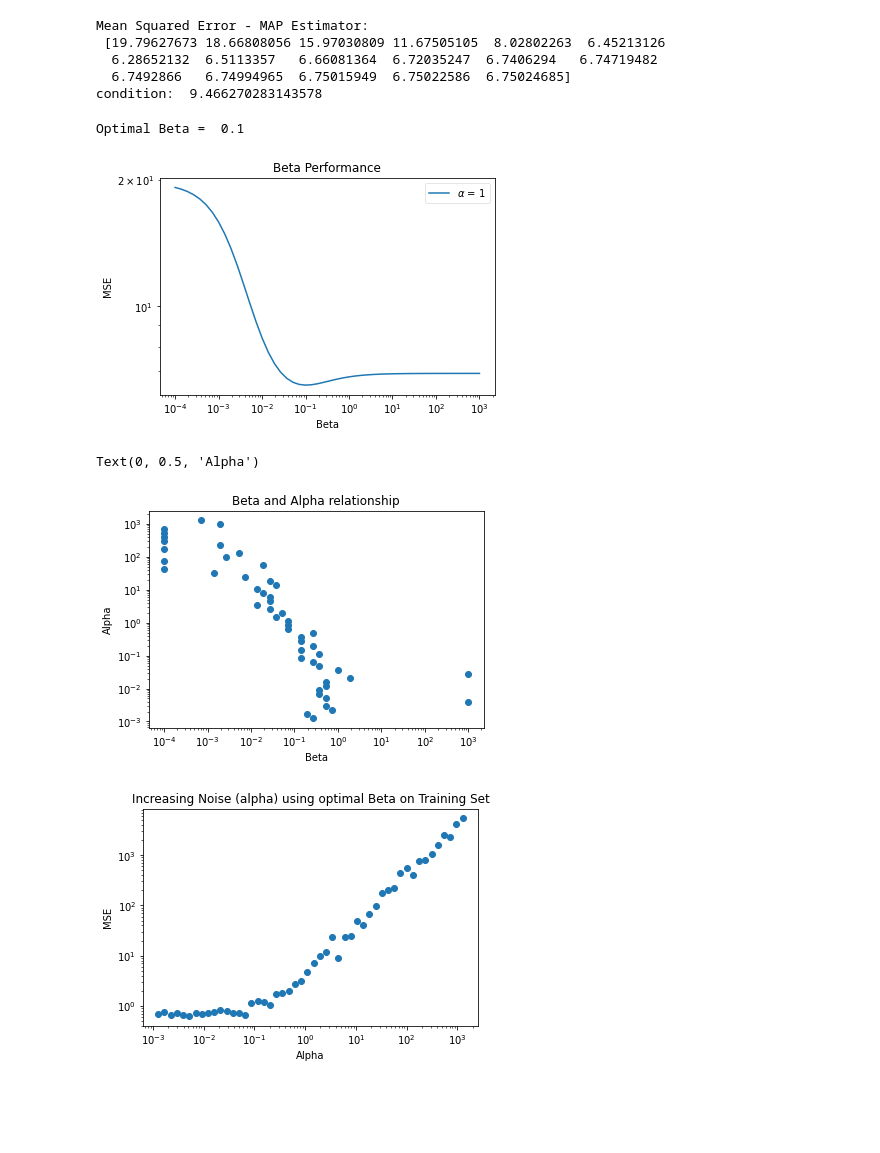
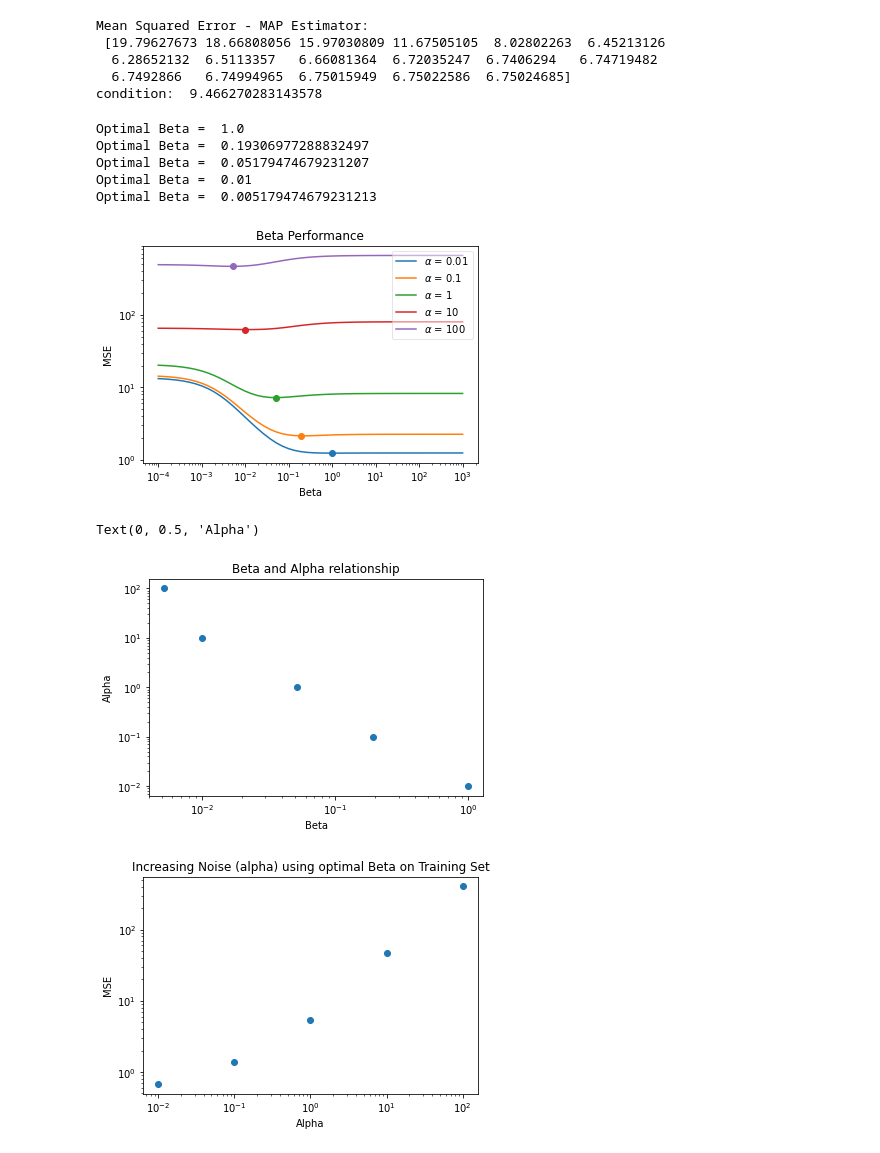
Before and after one commit to meuliano/EECE5644, a Jupyter notebook: HW3/hw3_2.ipynb, the cells around one changed output. Saved outputs shown, nothing was run; the diff lists cells and outputs as text; code cells hidden in the pictures; blank space fills up the shorter version.

```diff
--- a/HW3/hw3_2.ipynb
+++ b/HW3/hw3_2.ipynb
@@ -162,36 +162,40 @@ for y_train in y_train_sweep:
         y_valid_k = y_train[valid_indices]
 
         # Find Parameter Vector using MAP equation for each fold and for each value of beta
         w_maps = np.array([mapParamEstimate(X_train_k,y_train_k,beta,v_sigma) for beta in betas])
         # Find the MSE for each generated param vector using validation set
         mse_map[:,fold] = np.array([meanSquaredError(w_map, X_valid_k, y_valid_k) for w_map in w_maps])
 
     # Average across each fold - results in MSE averaged estimate for each Beta value
     avgs = [np.average(mse_map[i,:]) for i in range(mse_map.shape[0])]
 
     beta_opt = betas[avgs.index(np.min(avgs))]
     beta_opts.append(beta_opt)
     print("Optimal Beta = ", beta_opt)
     alpha_val = alpha_sweep[alpha_ind]
 
 
 
     # TURN THIS INTO TWO FIGURES!
     # plt.scatter(beta_opt,alpha_val)
-
+    plt.scatter(beta_opt,np.min(avgs))
     plt.plot(betas,avgs,label=r"$\alpha$ = {}".format(alpha_val))
     alpha_ind = alpha_ind + 1
 
 plt.legend(loc='best', fancybox=True, framealpha=0.5)
 plt.title("Beta Performance")
 plt.xscale('log')
 plt.yscale('log')
 plt.xlabel("Beta")
 plt.ylabel("MSE")
 plt.show()
 # %% [output]
-Optimal Beta =  0.1
+Optimal Beta =  1.0
+Optimal Beta =  0.19306977288832497
+Optimal Beta =  0.05179474679231207
+Optimal Beta =  0.01
+Optimal Beta =  0.005179474679231213
-[figure, old version]
+[figure, new version]
 # %%
 plt.scatter(beta_opts,alpha_sweep)
 plt.title("Beta and Alpha relationship")
@@ -201,7 +205,7 @@ plt.xlabel("Beta")
 plt.ylabel("Alpha")
 # %% [output]
 Text(0, 0.5, 'Alpha')
-[figure, old version]
+[figure, new version]
 # %%
 # Now we have trained optimal weights for sweeps of Beta and Alpha
 # Use the entire training dataset to optimize the model parameters using MAP using best hyperparams
@@ -221,7 +225,7 @@ plt.xlabel("Alpha")
 plt.ylabel("MSE")
 plt.show()
 # %% [output]
-[figure, old version]
+[figure, new version]
 # %%
 mse_map_train = np.array([meanSquaredError(w_map, x_test, y_test) for w_map in w_maps_train])
 # -2 times log likelihood of TEST DATA ?????
```
Also changed, not shown: parts of 3 cells of this notebook, 15 other files.
